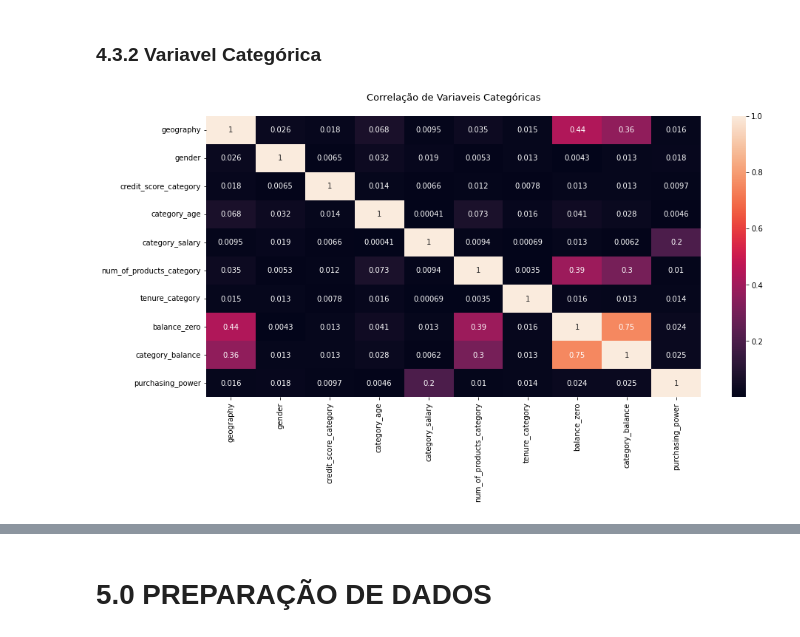
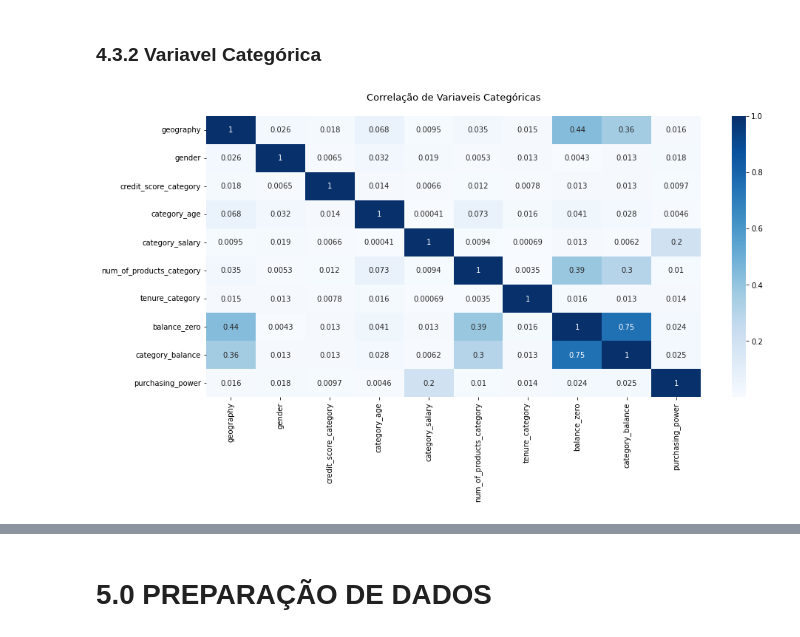
Before and after one commit to Jhonatanslopes/Bank-Customer-Churn, a Jupyter notebook: Notebook/notebook.ipynb, the cells around one changed output, grey strips where cells are left out. Saved outputs shown, nothing was run; the diff lists cells and outputs as text; code cells hidden in the pictures.

```diff
--- a/Notebook/notebook.ipynb
+++ b/Notebook/notebook.ipynb
@@ -579,5 +694,6 @@ df2['customer_return'] = df2[['estimated_salary', 'tenure']].apply(lambda x: (x[
 # %%
-df2.drop(columns=['row_number', 'surname', 'customer_id'], inplace=True)
+# drop columns not used
+df2.drop(columns=['row_number', 'surname'], inplace=True)
 # %% [markdown]
 # 4.0 EDA
 # %% [markdown]
@@ -813,19 +1009,19 @@ sns.heatmap(num.corr(method='pearson'), annot=True);
 # %%
 # Categorical data
 categorical = df4.select_dtypes(include=['object'])
 
 # Apply correlation categories
 matrix = show_matrix(data=categorical, col='geography', output='dict')
 data_columns = categorical.iloc[:, 1:]
 
 for c in data_columns.columns:
     matrix[c] = show_matrix(data=categorical, col=c, output='list')
 
-# Figure
+# create figure
 plt.figure(figsize=(15, 7))
-sns.heatmap(matrix, annot=True)
+sns.heatmap(matrix, annot=True, cmap='Blues')
 plt.title('Correlação de Variaveis Categóricas\n', fontsize=13);
 # %% [output]
-[figure, old version]
+[figure, new version]
 # %% [markdown]
 **Insight:**
```
Also changed, not shown: parts of 100 cells of this notebook.
